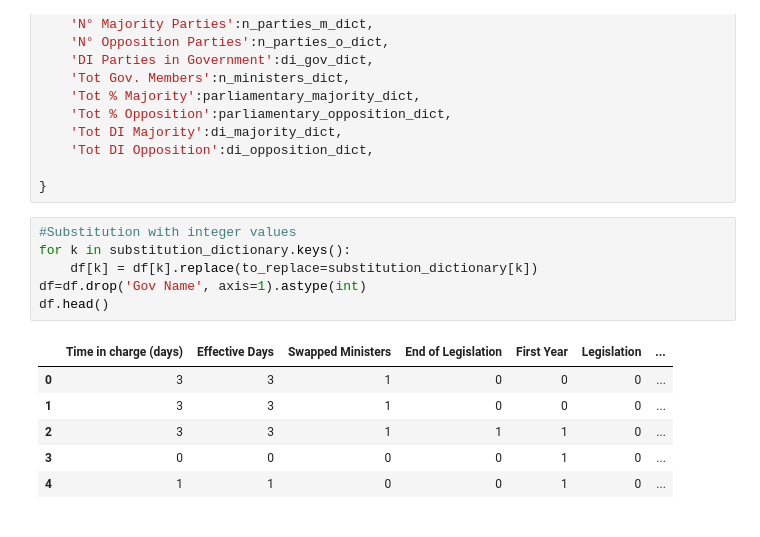
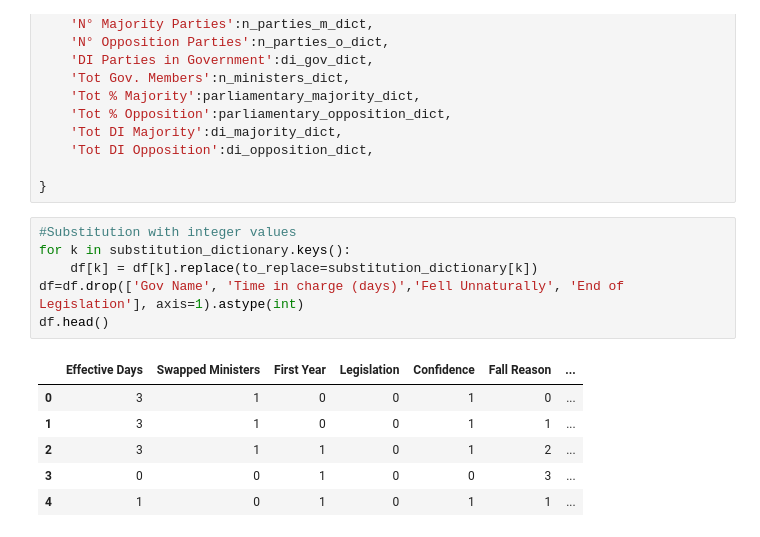
Before and after one commit to Cremadvd/Italian-Government-Stability, a Jupyter notebook: Test_CSV.ipynb, the cells around one changed output. Drawn from its saved outputs; the diff is of its cells as text.

```diff
--- a/Test_CSV.ipynb
+++ b/Test_CSV.ipynb
@@ -295,13 +295,13 @@ substitution_dictionary = {
 # %%
 #Substitution with integer values
 for k in substitution_dictionary.keys():
     df[k] = df[k].replace(to_replace=substitution_dictionary[k])
-df=df.drop('Gov Name', axis=1).astype(int)
+df=df.drop(['Gov Name', 'Time in charge (days)','Fell Unnaturally', 'End of Legislation'], axis=1).astype(int)
 df.head()
 # %% [output]
-|  | Time in charge (days) | Effective Days | Swapped Ministers | End of Legislation | First Year | Legislation | ... |
-| 0 | 3 | 3 | 1 | 0 | 0 | 0 | ... |
-| 1 | 3 | 3 | 1 | 0 | 0 | 0 | ... |
-| 2 | 3 | 3 | 1 | 1 | 1 | 0 | ... |
-| 3 | 0 | 0 | 0 | 0 | 1 | 0 | ... |
-| 4 | 1 | 1 | 0 | 0 | 1 | 0 | ... |
+|  | Effective Days | Swapped Ministers | First Year | Legislation | Confidence | Fall Reason | ... |
+| 0 | 3 | 1 | 0 | 0 | 1 | 0 | ... |
+| 1 | 3 | 1 | 0 | 0 | 1 | 1 | ... |
+| 2 | 3 | 1 | 1 | 0 | 1 | 2 | ... |
+| 3 | 0 | 0 | 1 | 0 | 0 | 3 | ... |
+| 4 | 1 | 0 | 1 | 0 | 1 | 1 | ... |
```
Also changed, not shown: parts of 6 cells of this notebook, 1 other file.
